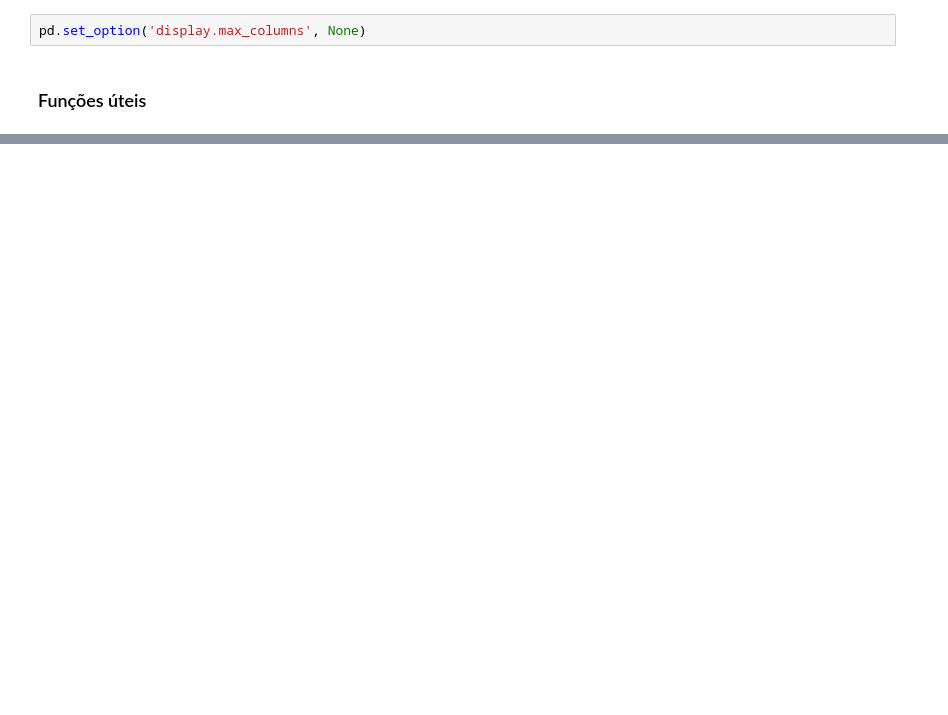
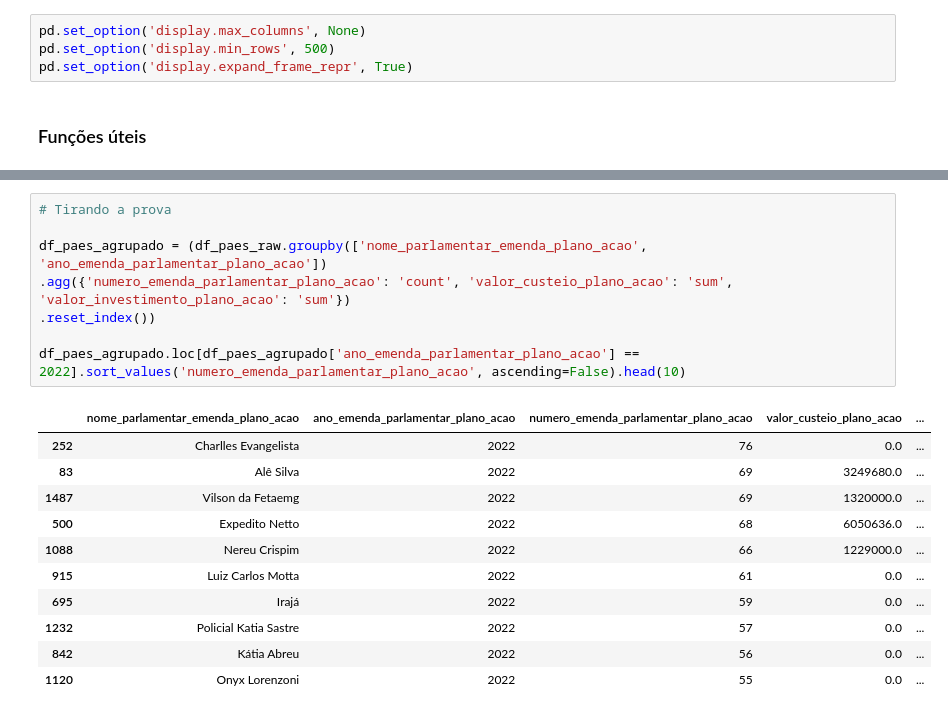
Before and after one commit to halisson-gomides/bootcamps, a Jupyter notebook: MGI_2025/API_especiais_consumindo_dados.ipynb, the cells around one changed output, grey strips where cells are left out. Saved outputs shown, nothing was run; the diff lists cells and outputs as text; blank space fills up the shorter version.

```diff
--- a/MGI_2025/API_especiais_consumindo_dados.ipynb
+++ b/MGI_2025/API_especiais_consumindo_dados.ipynb
@@ -16,4 +64,6 @@ import pandas as pd
 # %%
 pd.set_option('display.max_columns', None)
+pd.set_option('display.min_rows', 500)
+pd.set_option('display.expand_frame_repr', True)
 # %% [markdown]
 ### Funções úteis
@@ -217,0 +216,20 @@ Total de linhas: 513
+# %%
+# Tirando a prova
+
+df_paes_agrupado = (df_paes_raw.groupby(['nome_parlamentar_emenda_plano_acao', 'ano_emenda_parlamentar_plano_acao'])
+.agg({'numero_emenda_parlamentar_plano_acao': 'count', 'valor_custeio_plano_acao': 'sum', 'valor_investimento_plano_acao': 'sum'})
+.reset_index())
+
+df_paes_agrupado.loc[df_paes_agrupado['ano_emenda_parlamentar_plano_acao'] == 2022].sort_values('numero_emenda_parlamentar_plano_acao', ascending=False).head(10)
+# %% [output]
+|  | nome_parlamentar_emenda_plano_acao | ano_emenda_parlamentar_plano_acao | numero_emenda_parlamentar_plano_acao | valor_custeio_plano_acao | ... |
+| 252 | Charlles Evangelista | 2022 | 76 | 0.0 | ... |
+| 83 | Alê Silva | 2022 | 69 | 3249680.0 | ... |
+| 1487 | Vilson da Fetaemg | 2022 | 69 | 1320000.0 | ... |
+| 500 | Expedito Netto | 2022 | 68 | 6050636.0 | ... |
+| 1088 | Nereu Crispim | 2022 | 66 | 1229000.0 | ... |
+| 915 | Luiz Carlos Motta | 2022 | 61 | 0.0 | ... |
+| 695 | Irajá | 2022 | 59 | 0.0 | ... |
+| 1232 | Policial Katia Sastre | 2022 | 57 | 0.0 | ... |
+| 842 | Kátia Abreu | 2022 | 56 | 0.0 | ... |
+| 1120 | Onyx Lorenzoni | 2022 | 55 | 0.0 | ... |
```
Also changed, not shown: parts of 91 cells of this notebook.
